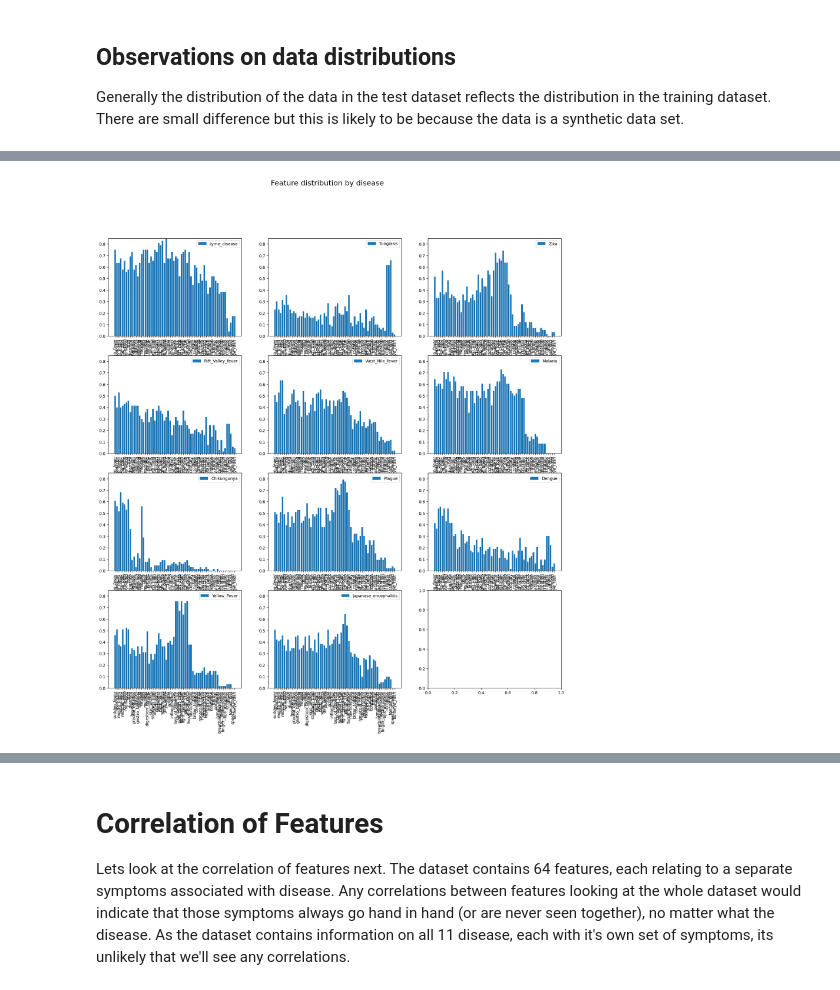
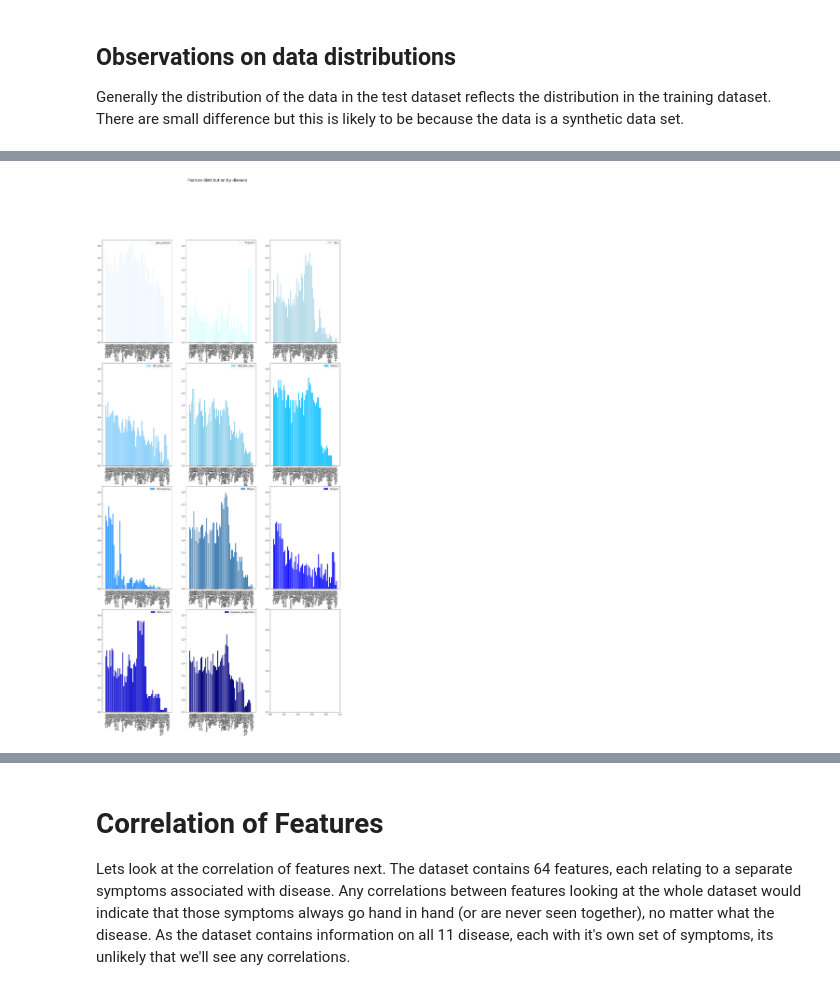
Before and after one commit to davidcoxon/Kaggle, a Jupyter notebook: visualising-playground-3-data.ipynb, the cells around one changed output, grey strips where cells are left out. Saved outputs shown, nothing was run; the diff lists cells and outputs as text; code cells hidden in the pictures.

```diff
--- a/visualising-playground-3-data.ipynb
+++ b/visualising-playground-3-data.ipynb
@@ -54,6 +54,7 @@ warnings.filterwarnings("ignore")
 
 #variables
 colour=['maroon','r','g','darkgreen','c','teal','b','navy','indigo','m','deeppink','orange','sienna','yellow','khaki','olive','tan','black','grey','brown']
+blues=['aliceblue','lightcyan','lightblue','lightskyblue','skyblue','deepskyblue','dodgerblue','steelblue','blue','mediumblue','navy']
 
 print('Parameters set')
 
@@ -301,0 +338,22 @@ We will need to take into account the number of cases of each individual disease
+# %%
+%%time
+
+#list diseases
+diseases=train_df['prognosis'].unique()
+# create dataframe with sum of each feature
+sum_train_df=((train_df).sum(axis=0)[1:-1])
+
+# plot the sum of each feature for each disease
+f, ax = plt.subplots(figsize=(20, 10))
+for disease in diseases:
+    disease_df=train_df[train_df['prognosis']== disease]
+    diseasecount=disease_df.shape[0]
+    sum_disease_df=((disease_df).sum(axis=0)[1:-1])
+    plt.plot((pd.Series(range(1,len(sum_disease_df)+1))),sum_disease_df.values/diseasecount,alpha=1,ls='--',label=disease)
+plt.xticks(np.arange(1,len(sum_disease_df)+1),sum_disease_df.index.tolist(),rotation=90)
+plt.suptitle(f'Feature distribution by disease', ha='center', fontsize=18)
+plt.xlabel(f'Sympthom\n\n\n\n', ha='center', fontsize=12)
+plt.ylabel(f'Frequency\n\n\n\n', ha='center', fontsize=12)
+plt.ylim(0,0.85)
+plt.legend()
+plt.show()
@@ -302,33 +364,35 @@ We will need to take into account the number of cases of each individual disease
 # %%
+%%time
+
 #list diseases
 diseases=train_df['prognosis'].unique()
 
 # create dataframe with sum of each feature
 sum_train_df=((train_df).sum(axis=0)[1:-1])
 
 # Create grid
 n_cols = 3
 n_rows = math.ceil(len(diseases)/n_cols) # set number of rows
-fig, ax = plt.subplots(n_rows, n_cols, figsize=(20, n_rows*5))
+fig, ax = plt.subplots(n_rows, n_cols, figsize=(20, n_rows*10))
 ax = ax.flatten()
 
 # plot the sum of each feature for each disease
 #f, ax = plt.subplots(figsize=(20, 20))
 
 n=1
 for disease in diseases:
     disease_df=train_df[train_df['prognosis']== disease]
     diseasecount=disease_df.shape[0]
     sum_disease_df=((disease_df).sum(axis=0)[1:-1])
     plt.subplot(n_rows, n_cols, n)
-    plt.bar((pd.Series(range(1,len(sum_disease_df)+1))),sum_disease_df.values/diseasecount,alpha=1,ls='--',label=disease)
+    plt.bar((pd.Series(range(1,len(sum_disease_df)+1))),sum_disease_df.values/diseasecount,alpha=1,ls='--',label=disease,color=blues[n-1])
     plt.xticks(np.arange(1,len(sum_disease_df)+1),sum_disease_df.index.tolist(),rotation=90)
     plt.suptitle(f'Feature distribution by disease', ha='center', fontsize=18)
     #plt.xlabel(f'Sympthom\n\n\n\n', ha='center', fontsize=12)
     #plt.ylabel(f'Frequency\n\n\n\n', ha='center', fontsize=12)
     plt.ylim(0,0.85)
     plt.legend()
     n=n+1
 plt.show()
 # %% [output]
-[figure, old version]
+[figure, new version]
```
Also changed, not shown: parts of 15 cells of this notebook.
